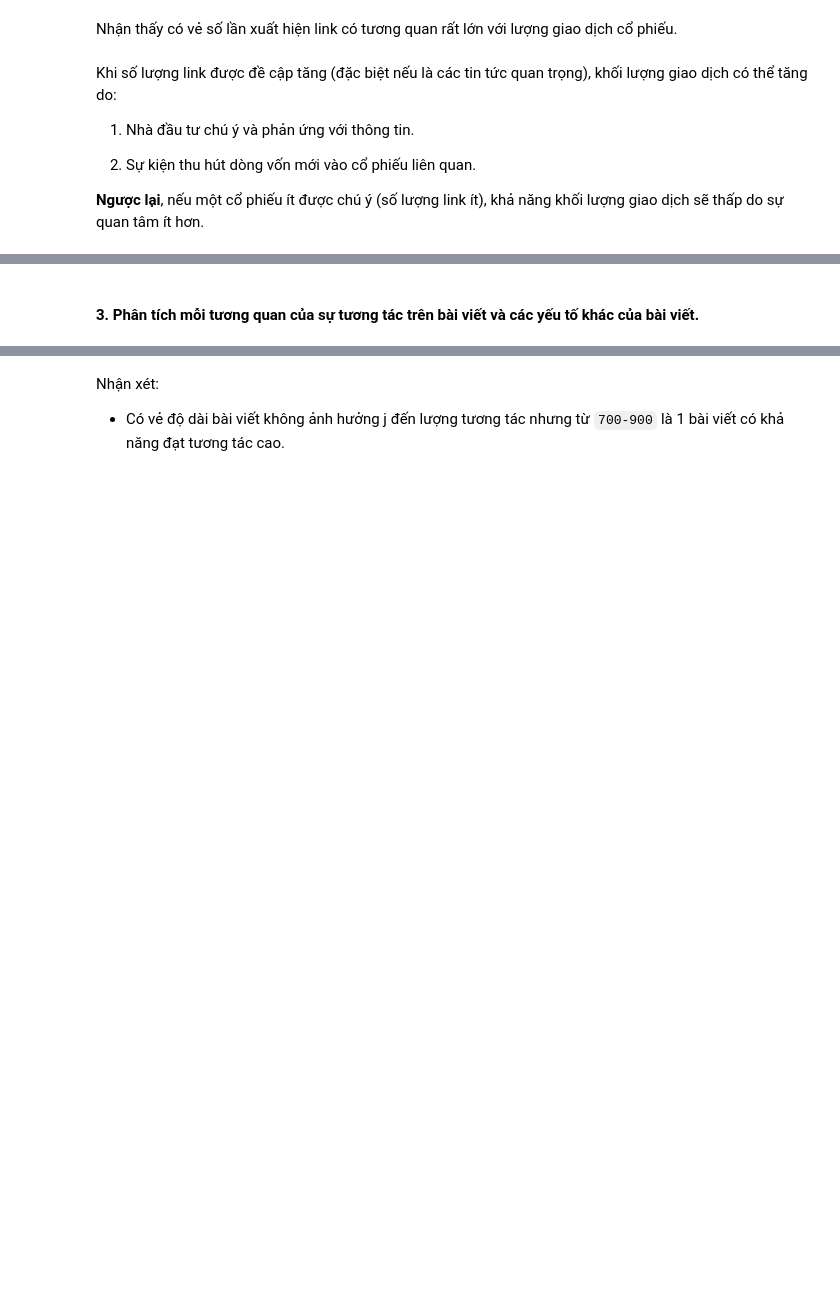
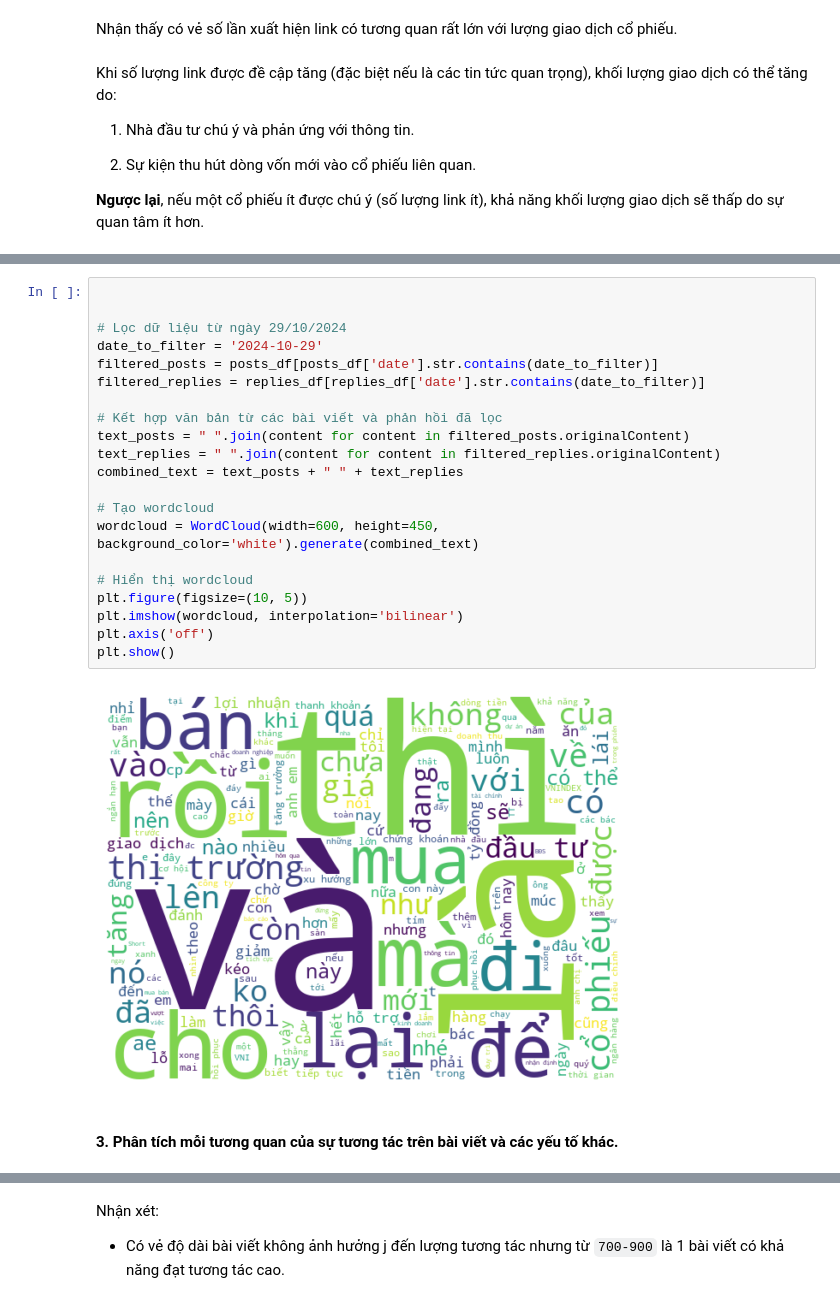
Before and after one commit to Legend0fHell/ait2006-data-processing-final, a Jupyter notebook: article_analyze.ipynb, the cells around one changed output, grey strips where cells are left out. Cells and saved outputs as stored; diff of their text form; blank space fills up the shorter version.

```diff
--- a/article_analyze.ipynb
+++ b/article_analyze.ipynb
@@ -349,3 +365,26 @@ Khi số lượng link được đề cập tăng (đặc biệt nếu là các
+# %%
+
+
+# Lọc dữ liệu từ ngày 29/10/2024
+date_to_filter = '2024-10-29'
+filtered_posts = posts_df[posts_df['date'].str.contains(date_to_filter)]
+filtered_replies = replies_df[replies_df['date'].str.contains(date_to_filter)]
+
+# Kết hợp văn bản từ các bài viết và phản hồi đã lọc
+text_posts = " ".join(content for content in filtered_posts.originalContent)
+text_replies = " ".join(content for content in filtered_replies.originalContent)
+combined_text = text_posts + " " + text_replies
+
+# Tạo wordcloud
+wordcloud = WordCloud(width=600, height=450, background_color='white').generate(combined_text)
+
+# Hiển thị wordcloud
+plt.figure(figsize=(10, 5))
+plt.imshow(wordcloud, interpolation='bilinear')
+plt.axis('off')
+plt.show()
+# %% [output]
+[figure, added]
 # %% [markdown]
-#### 3. Phân tích mỗi tương quan của sự tương tác trên bài viết và các yếu tố khác của bài viết.
+#### 3. Phân tích mỗi tương quan của sự tương tác trên bài viết và các yếu tố khác.
 # %%
```
Also changed, not shown: parts of 15 cells of this notebook.
